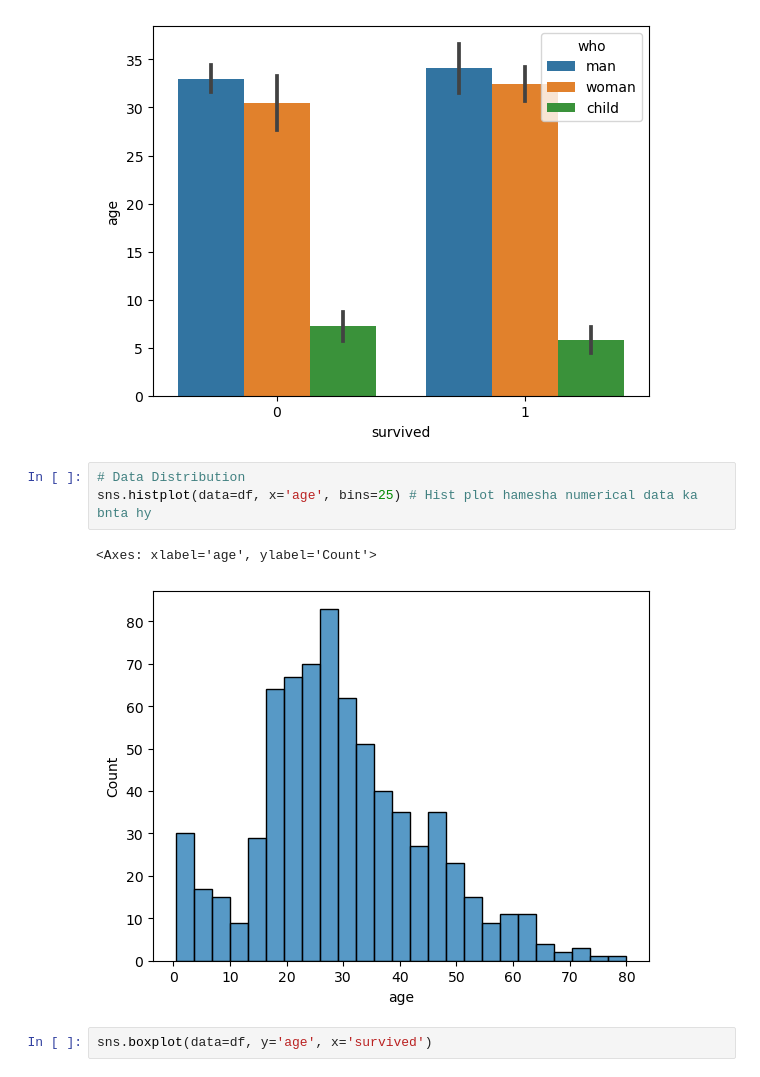
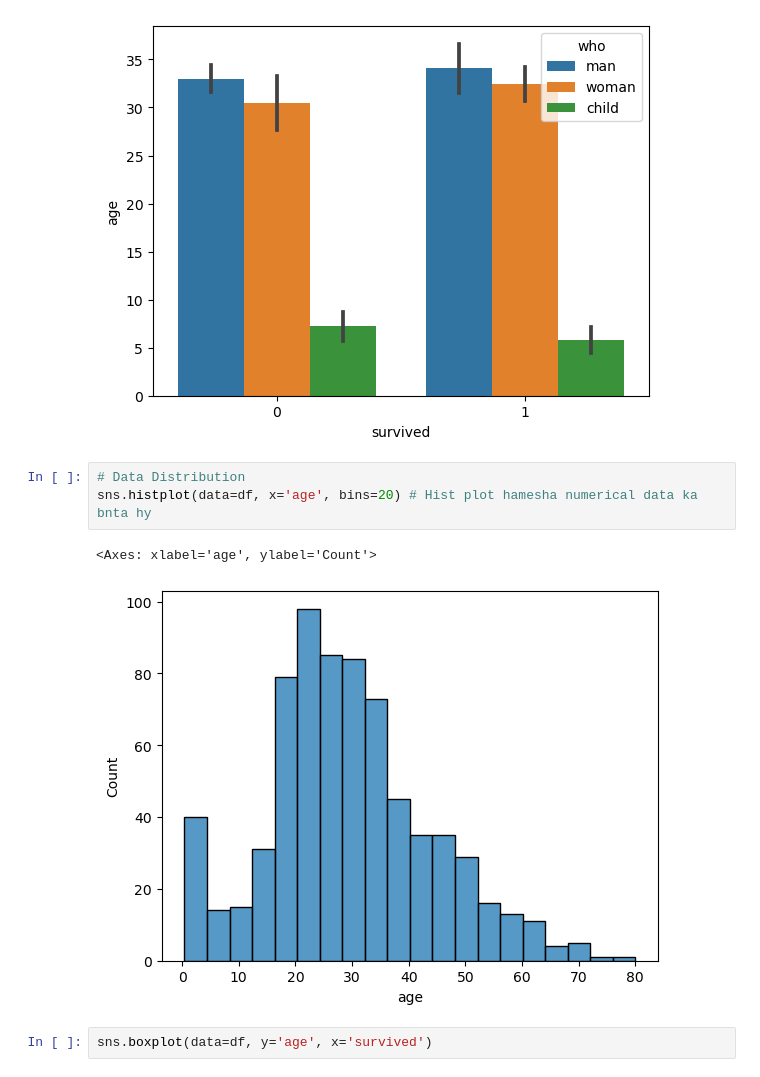
Before and after one commit to Afzalfaizi/python-ka-chilla, a Jupyter notebook: eda_part2.ipynb, the cells around one changed output. Cells and saved outputs as stored; diff of their text form.

Commit message:
EDA & Data Wrangling

```diff
--- a/eda_part2.ipynb
+++ b/eda_part2.ipynb
@@ -180,10 +180,10 @@ sns.barplot(data=df, x='survived', y='age', hue='who')
 [figure]
 # %%
 # Data Distribution
-sns.histplot(data=df, x='age', bins=25) # Hist plot hamesha numerical data ka bnta hy
+sns.histplot(data=df, x='age', bins=20) # Hist plot hamesha numerical data ka bnta hy
 # %% [output]
 <Axes: xlabel='age', ylabel='Count'>
-[figure, old version]
+[figure, new version]
 # %%
 sns.boxplot(data=df, y='age', x='survived')
 # %% [output]
```
Also changed, not shown: parts of 1 cell of this notebook.
